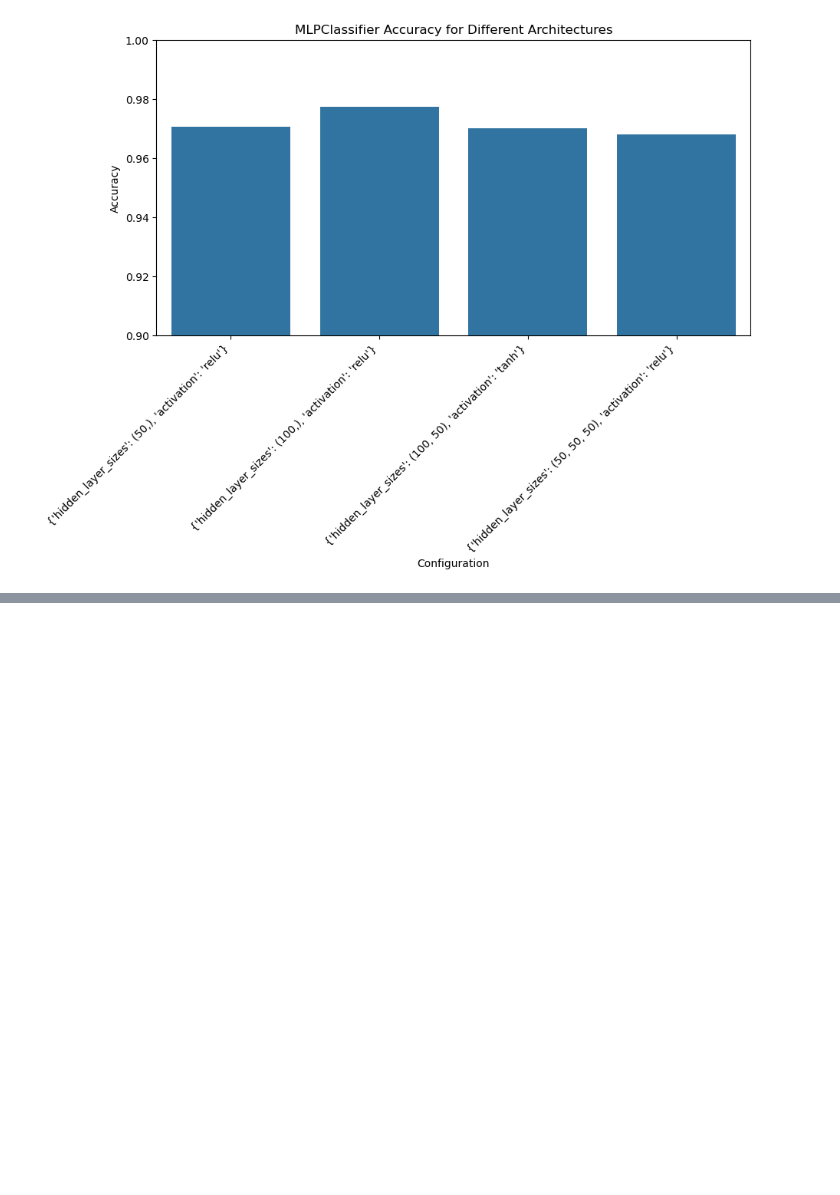
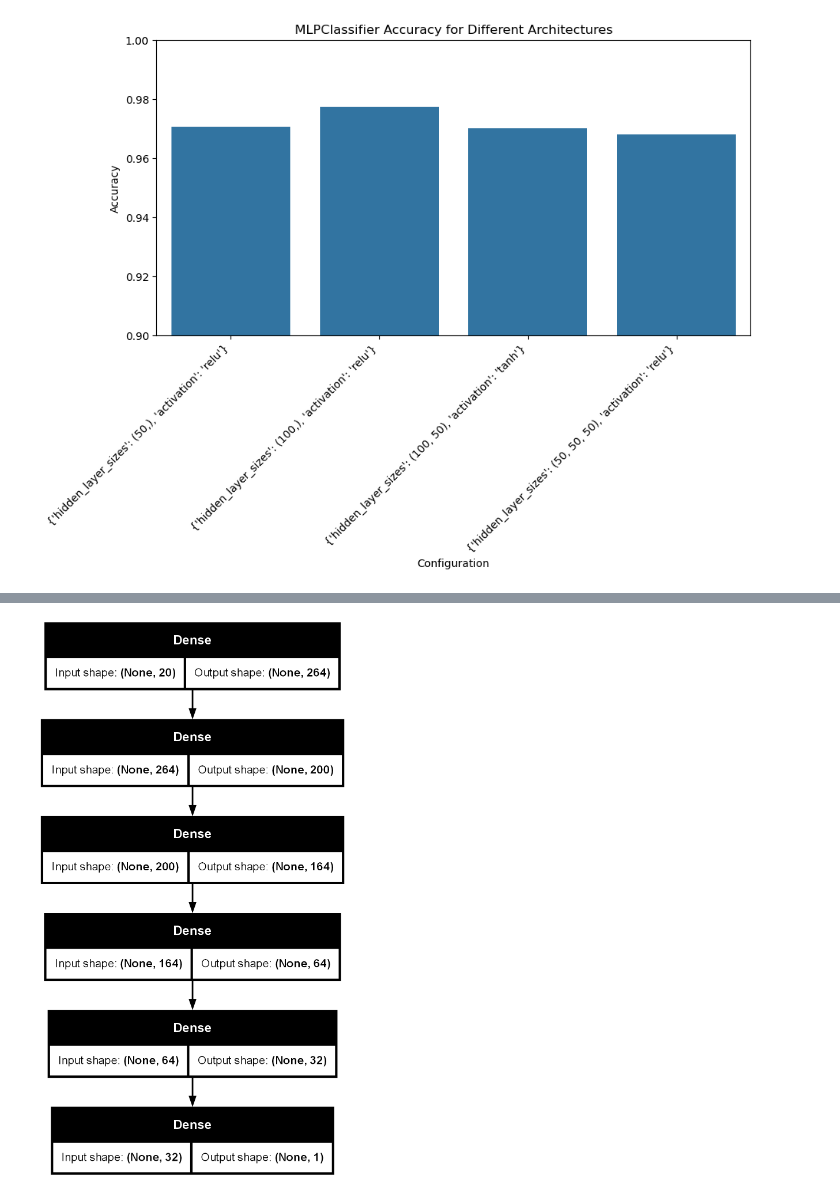
Before and after one commit to hibatullah24/DL, a Jupyter notebook: My_exp/My_work.ipynb, the cells around one changed output, grey strips where cells are left out. Cells and saved outputs as stored; diff of their text form; code cells hidden in the pictures; blank space fills up the shorter version.

```diff
--- a/My_exp/My_work.ipynb
+++ b/My_exp/My_work.ipynb
@@ -418,0 +568,10 @@ Accuracy: 0.9680
+# %%
+model = tf.keras.Sequential([
+    tf.keras.layers.Input(name="InputLayer", shape=[20]),
+    tf.keras.layers.Dense(264, activation='relu', name="Hidden1"),
+    tf.keras.layers.Dense(200,activation='relu',  name="HiddenL2"),
+    tf.keras.layers.Dense(164, activation='relu',  name="HiddenL3"),
+    tf.keras.layers.Dense(64,activation='relu',  name="HiddenL4"),
+     tf.keras.layers.Dense(32,activation='relu',  name="HiddenL5"),
+    tf.keras.layers.Dense(1, activation='sigmoid',name="OutputLayer")
+])
@@ -418,0 +600,4 @@ Accuracy: 0.9680
+# %%
+tf.keras.utils.plot_model(model, show_shapes=True)
+# %% [output]
+[figure, added]
```
Also changed, not shown: parts of 50 cells of this notebook, 2 other files.
